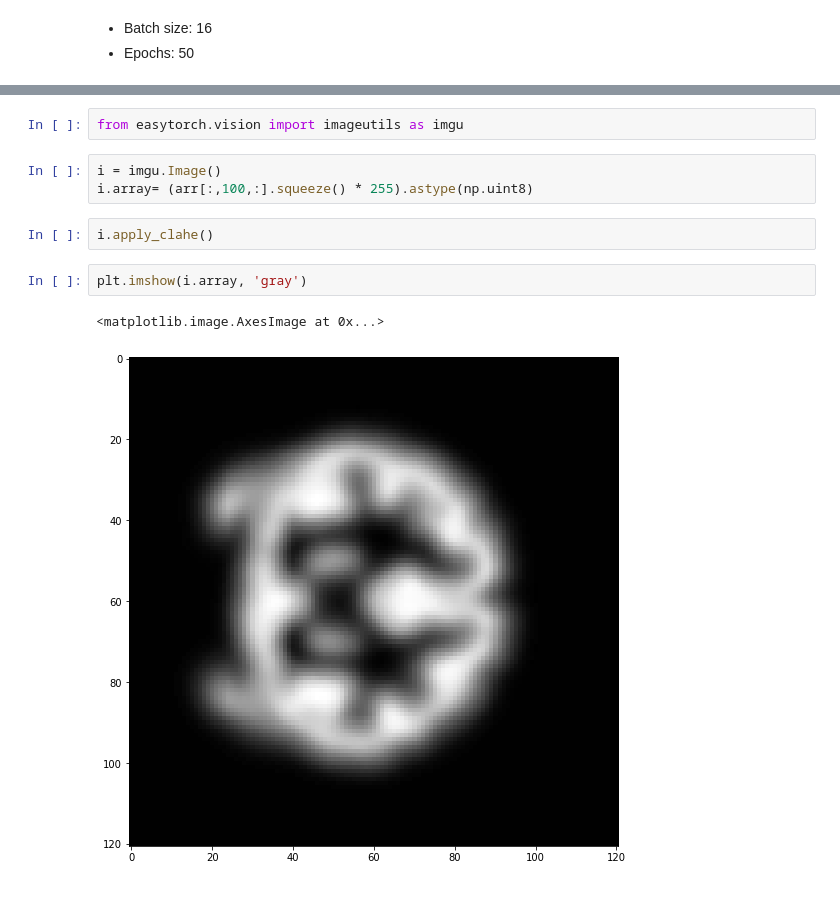
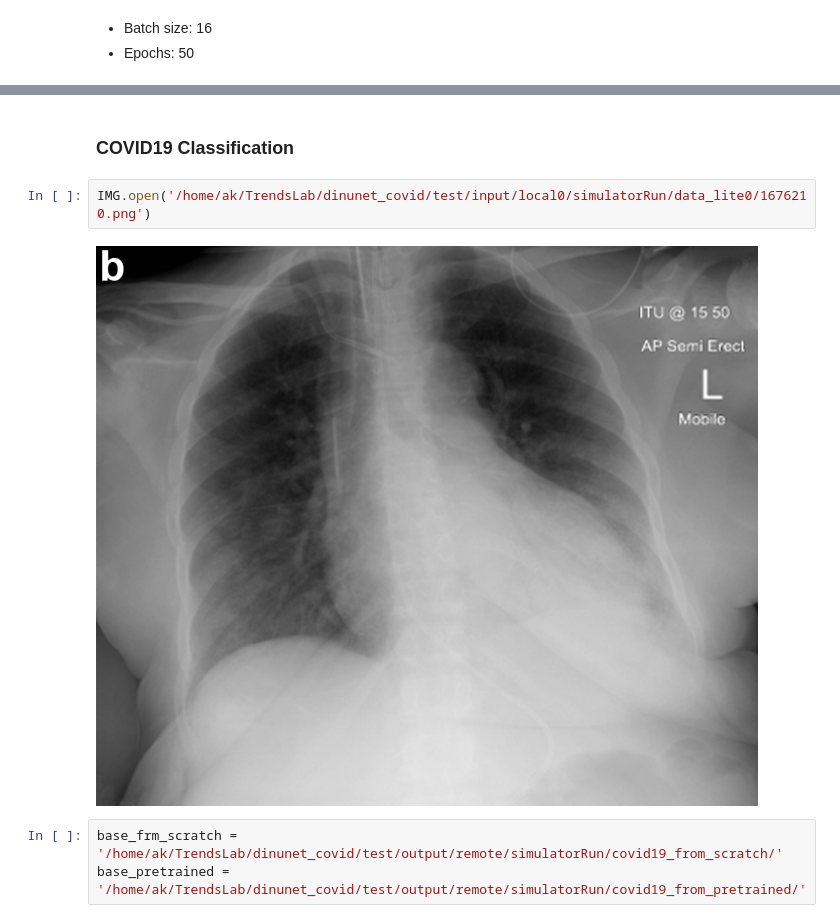
Before and after one commit to trendscenter/dinunet_implementations_gpu, a Jupyter notebook: NB.ipynb, the cells around one changed output, grey strips where cells are left out. Drawn from its saved outputs; the diff is of its cells as text.

```diff
--- a/NB.ipynb
+++ b/NB.ipynb
@@ -75,12 +81,9 @@ plt.imshow(arr[:,:,41].squeeze(), 'gray')
-# %%
-from easytorch.vision import imageutils as imgu
-# %%
-i = imgu.Image()
-i.array= (arr[:,100,:].squeeze() * 255).astype(np.uint8)
-# %%
-i.apply_clahe()
-# %%
-plt.imshow(i.array, 'gray')
-# %% [output]
-<matplotlib.image.AxesImage at 0x...>
-[figure, removed]
+# %% [markdown]
+### COVID19 Classification
+# %%
+IMG.open('/home/ak/TrendsLab/dinunet_covid/test/input/local0/simulatorRun/data_lite0/1676210.png')
+# %% [output]
+[figure, added]
+# %%
+base_frm_scratch = '/home/ak/TrendsLab/dinunet_covid/test/output/remote/simulatorRun/covid19_from_scratch/'
+base_pretrained = '/home/ak/TrendsLab/dinunet_covid/test/output/remote/simulatorRun/covid19_from_pretrained/'
```
Also changed, not shown: parts of 24 cells of this notebook.
